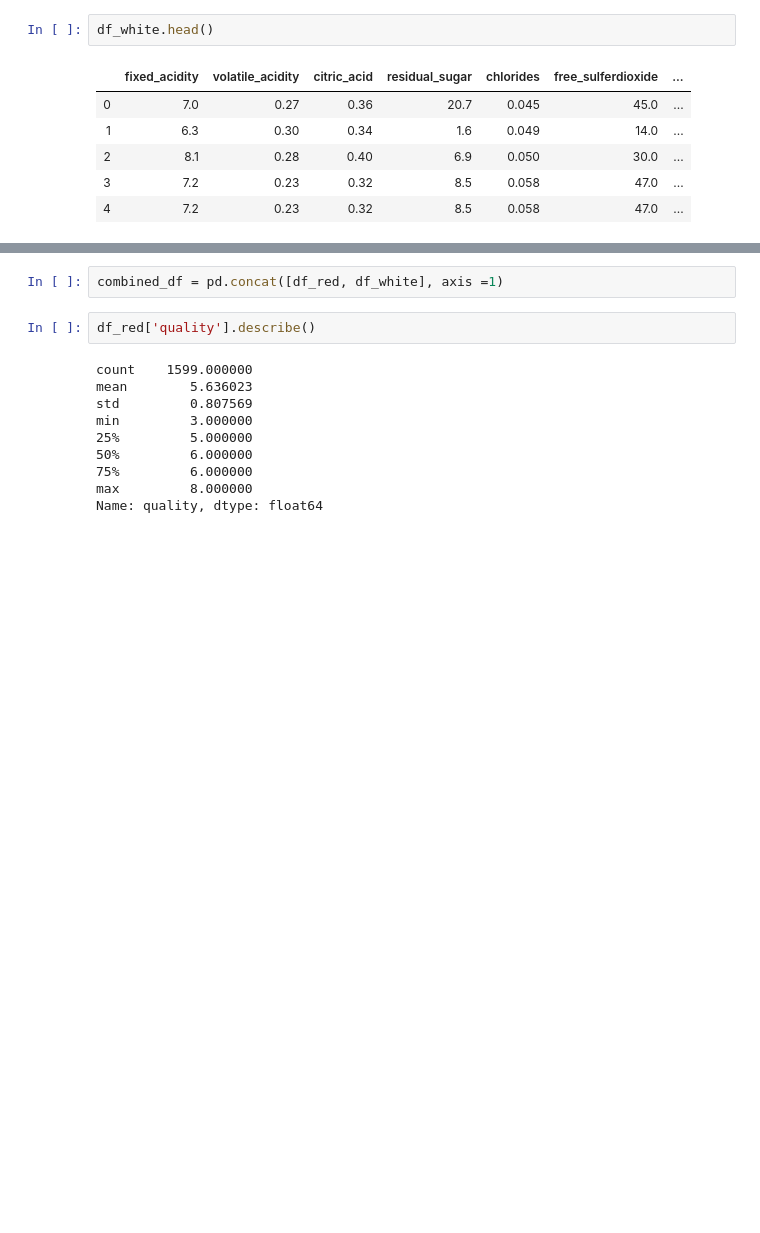
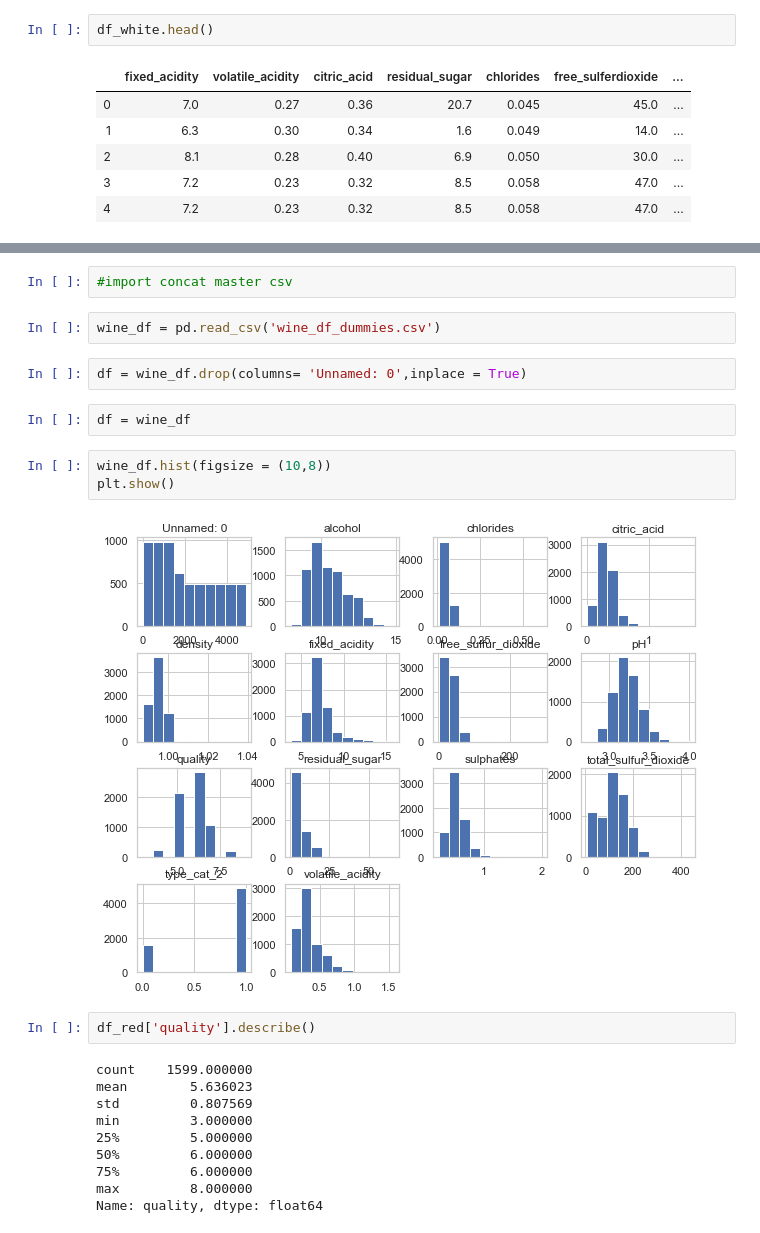
Before and after one commit to RobbieZifchak/Wino, a Jupyter notebook: wine_analysis_1.ipynb, the cells around one changed output, grey strips where cells are left out. Saved outputs shown, nothing was run; the diff lists cells and outputs as text; blank space fills up the shorter version.

```diff
--- a/wine_analysis_1.ipynb
+++ b/wine_analysis_1.ipynb
@@ -108,5 +96,16 @@ df_white
-# %%
-combined_df = pd.concat([df_red, df_white], axis =1)
+# %%
+#import concat master csv
+# %%
+wine_df = pd.read_csv('wine_df_dummies.csv')
+# %%
+df = wine_df.drop(columns= 'Unnamed: 0',inplace = True)
+# %%
+df = wine_df
+# %%
+wine_df.hist(figsize = (10,8))
+plt.show()
+# %% [output]
+[figure, added]
 # %%
 df_red['quality'].describe()
 # %% [output]
```
Also changed, not shown: parts of 49 cells of this notebook, 1 other file.
